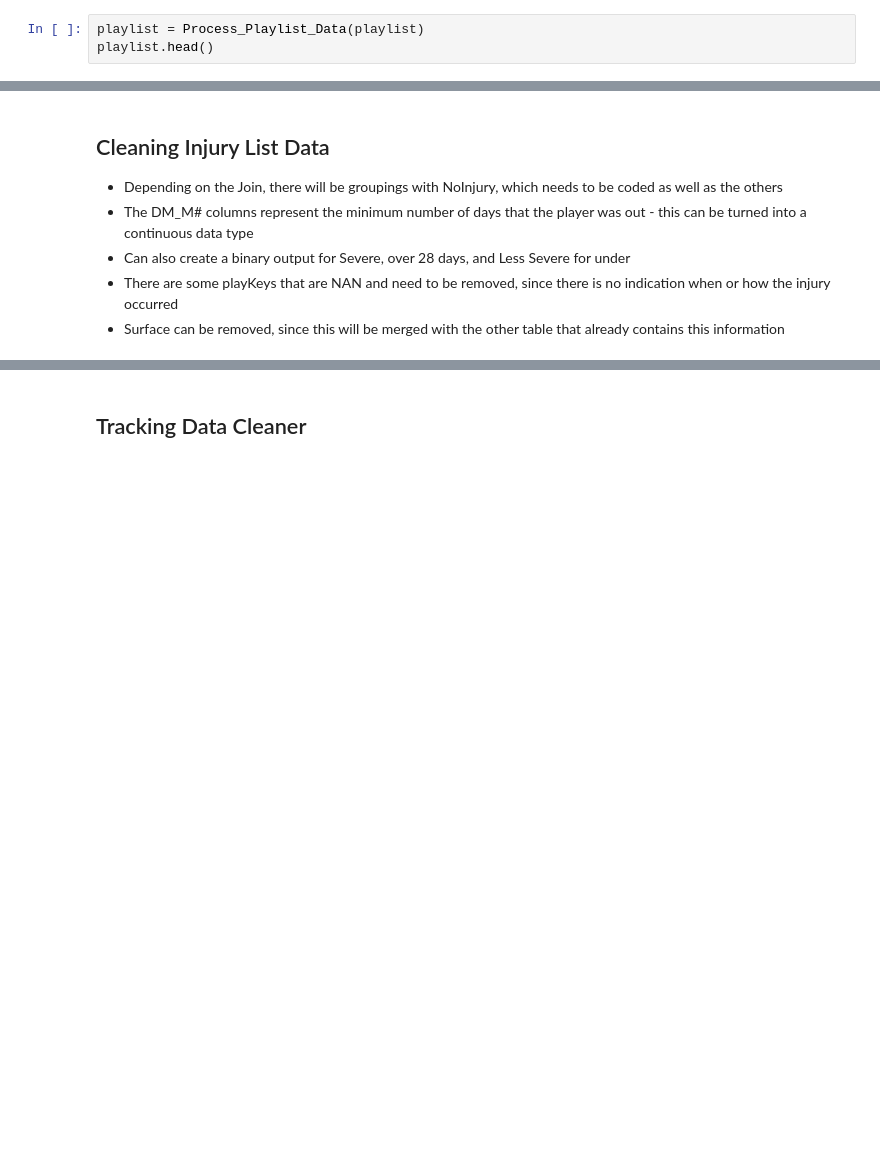
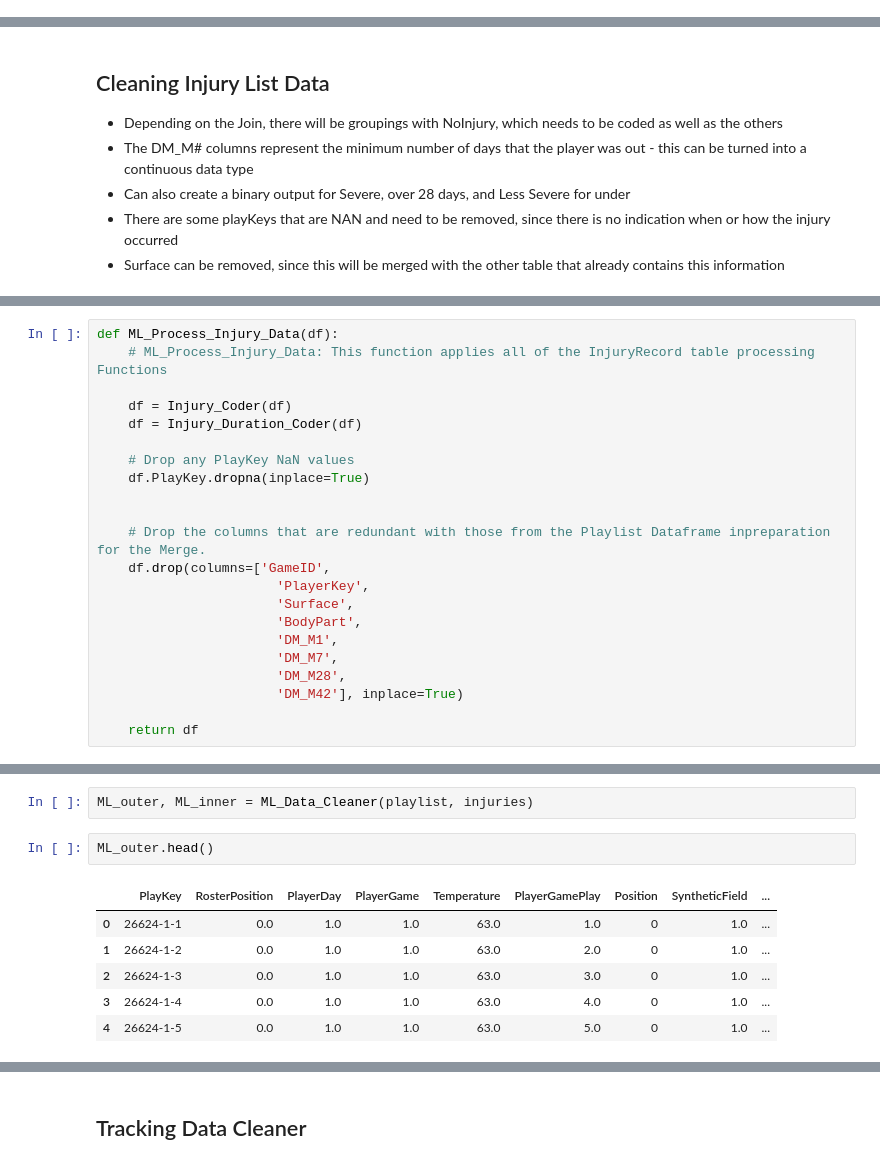
Before and after one commit to agaffney-hub/final-capstone, a Jupyter notebook: Alternate_Model.ipynb, the cells around one changed output, grey strips where cells are left out. Saved outputs shown, nothing was run; the diff lists cells and outputs as text; blank space fills up the shorter version.

```diff
--- a/Alternate_Model.ipynb
+++ b/Alternate_Model.ipynb
@@ -327,3 +364,0 @@ playlist = pd.read_csv("NFL_Turf/PlayList.csv")
-# %%
-playlist = Process_Playlist_Data(playlist)
-playlist.head()
@@ -361,0 +426,22 @@ See the caveats in the documentation: https://pandas.pydata.org/pandas-docs/stab
+# %%
+def ML_Process_Injury_Data(df):
+    # ML_Process_Injury_Data: This function applies all of the InjuryRecord table processing Functions
+
+    df = Injury_Coder(df)
+    df = Injury_Duration_Coder(df)
+
+    # Drop any PlayKey NaN values
+    df.PlayKey.dropna(inplace=True)
+
+
+    # Drop the columns that are redundant with those from the Playlist Dataframe inpreparation for the Merge.
+    df.drop(columns=['GameID',
+                       'PlayerKey',
+                       'Surface',
+                       'BodyPart',
+                       'DM_M1',
+                       'DM_M7',
+                       'DM_M28',
+                       'DM_M42'], inplace=True)
+
+    return df
@@ -361,0 +492,11 @@ See the caveats in the documentation: https://pandas.pydata.org/pandas-docs/stab
+# %%
+ML_outer, ML_inner = ML_Data_Cleaner(playlist, injuries)
+# %%
+ML_outer.head()
+# %% [output]
+|  | PlayKey | RosterPosition | PlayerDay | PlayerGame | Temperature | PlayerGamePlay | Position | SyntheticField | ... |
+| 0 | 26624-1-1 | 0.0 | 1.0 | 1.0 | 63.0 | 1.0 | 0 | 1.0 | ... |
+| 1 | 26624-1-2 | 0.0 | 1.0 | 1.0 | 63.0 | 2.0 | 0 | 1.0 | ... |
+| 2 | 26624-1-3 | 0.0 | 1.0 | 1.0 | 63.0 | 3.0 | 0 | 1.0 | ... |
+| 3 | 26624-1-4 | 0.0 | 1.0 | 1.0 | 63.0 | 4.0 | 0 | 1.0 | ... |
+| 4 | 26624-1-5 | 0.0 | 1.0 | 1.0 | 63.0 | 5.0 | 0 | 1.0 | ... |
```
Also changed, not shown: parts of 54 cells of this notebook, 2 other files.
